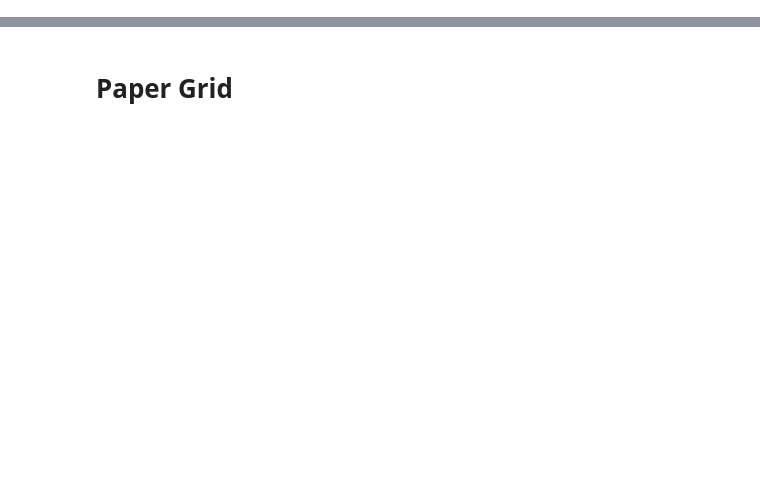
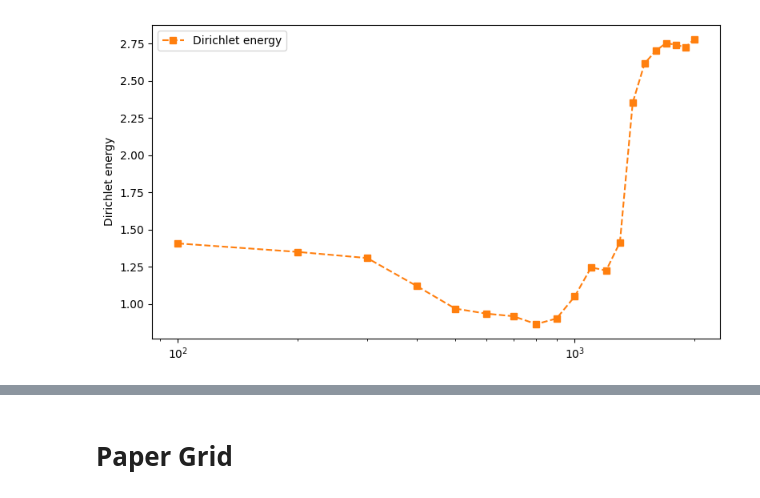
Before and after one commit to Project-Hindenburg/hico, a Jupyter notebook: notebooks/dirichlet.ipynb, the cells around one changed output, grey strips where cells are left out. Saved outputs shown, nothing was run; the diff lists cells and outputs as text; code cells hidden in the pictures; blank space fills up the shorter version.

```diff
--- a/notebooks/dirichlet.ipynb
+++ b/notebooks/dirichlet.ipynb
@@ -22,0 +159,19 @@ from utils import (
+# %%
+df = pd.DataFrame(all_results)
+df_plot = df.dropna(subset=["energy"]).copy().sort_values("context_len")
+
+fig, ax = plt.subplots(figsize=(8, 4.5))
+
+ax.plot(
+    df_plot["context_len"], df_plot["energy"],
+    marker="s", linestyle="--", color="tab:orange", label="Dirichlet energy"
+)
+ax.set_ylabel("Dirichlet energy")
+plt.xscale("log")
+
+lines1, labels1 = ax.get_legend_handles_labels()
+ax.legend(lines1, labels1, loc="best")
+plt.tight_layout()
+plt.show()
+# %% [output]
+[figure, added]
```
Also changed, not shown: parts of 15 cells of this notebook, 24 other files.
